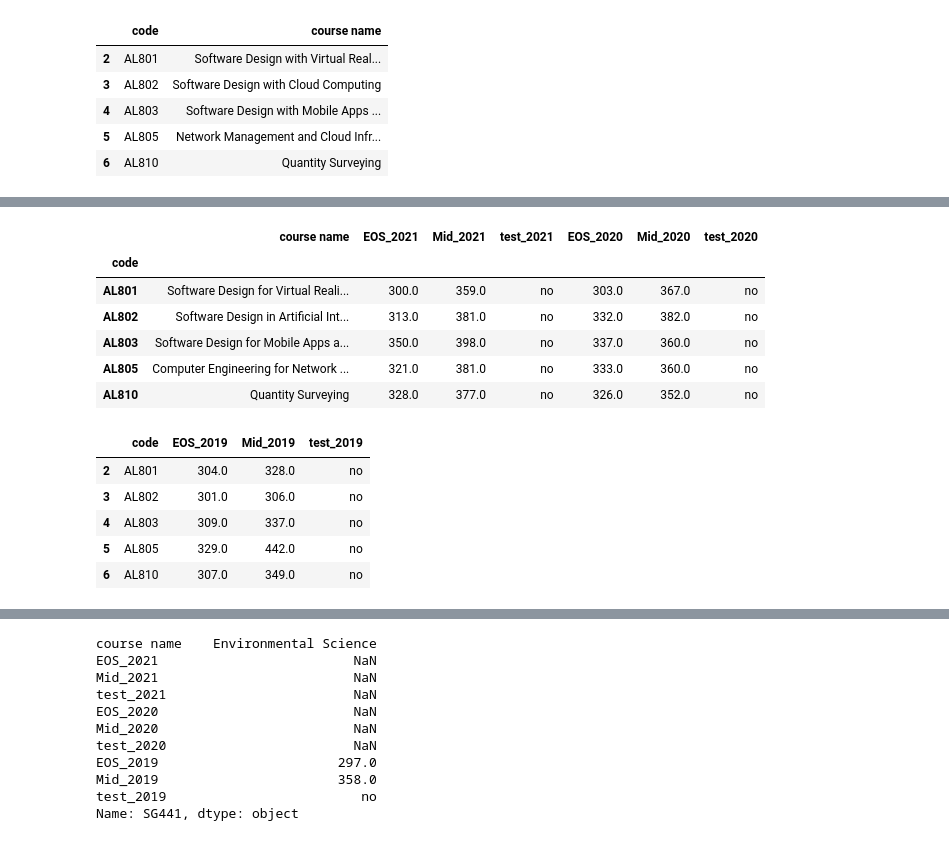
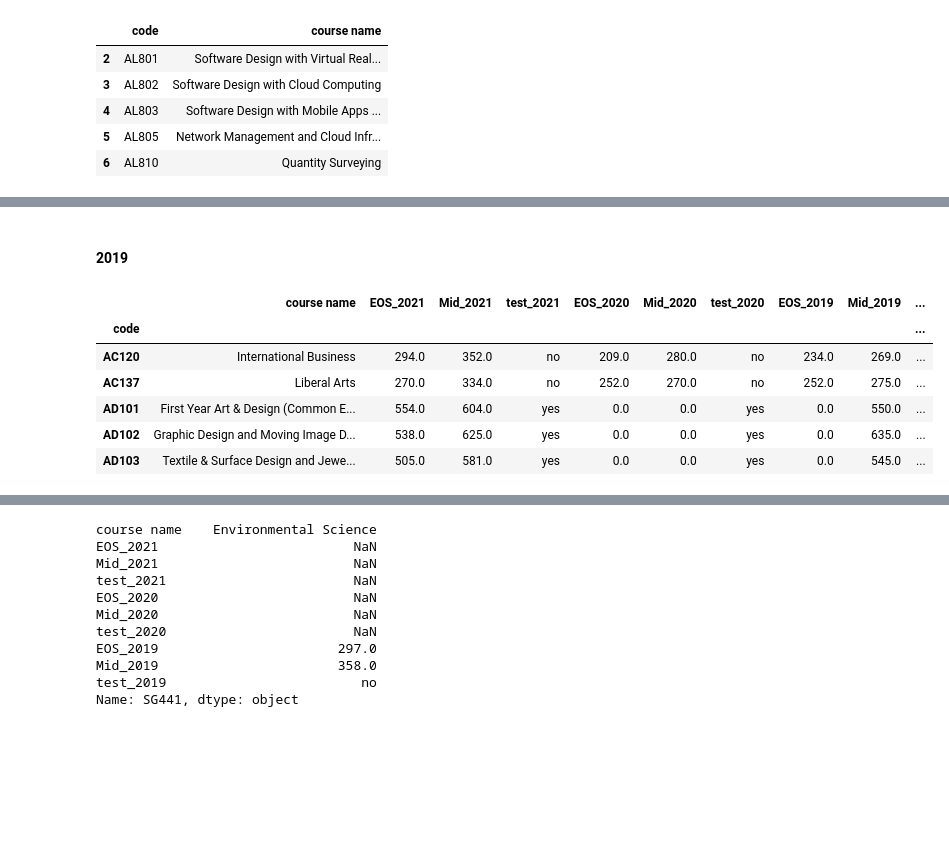
Before and after one commit to caioforteribeiro/fundamentals_data_analysis, a Jupyter notebook: cao.ipynb, the cells around one changed output, grey strips where cells are left out. Saved outputs shown, nothing was run; the diff lists cells and outputs as text; code cells hidden in the pictures; blank space fills up the shorter version.

Commit message:
Added image and markdown cells to cao notebook

```diff
--- a/cao.ipynb
+++ b/cao.ipynb
@@ -587,0 +581,4 @@ allcourses.sort_values('code')
+# %%
+#Concat courses and sort by code
+allcourses = pd.concat([courses2021, courses2020, courses2019], ignore_index=True).sort_values('code')
+allcourses
@@ -695,24 +701,21 @@ df2020_points.head()
-# %%
-# Join 2020 points to allcourses
-allcourses = allcourses.join(df2020_points)
-allcourses.head()
-# %% [output]
-|  | course name | EOS_2021 | Mid_2021 | test_2021 | EOS_2020 | Mid_2020 | test_2020 |
-| code |  |  |  |  |  |  |  |
-| AL801 | Software Design for Virtual Reali... | 300.0 | 359.0 | no | 303.0 | 367.0 | no |
-| AL802 | Software Design in Artificial Int... | 313.0 | 381.0 | no | 332.0 | 382.0 | no |
-| AL803 | Software Design for Mobile Apps a... | 350.0 | 398.0 | no | 337.0 | 360.0 | no |
-| AL805 | Computer Engineering for Network ... | 321.0 | 381.0 | no | 333.0 | 360.0 | no |
-| AL810 | Quantity Surveying | 328.0 | 377.0 | no | 326.0 | 352.0 | no |
+# %% [markdown]
+#### 2019
 # %%
 #2019 points
 df2019_points = df2019[['code','EOS','Mid','test']]
 df2019_points.columns = ['code','EOS_2019','Mid_2019','test_2019']
-df2019_points.head()
+
+# Set index to code for 2019
+df2019_points.set_index('code', inplace=True)
+
+# Join 2019 points to allcourses
+allcourses = allcourses.join(df2019_points)
+allcourses.head()
 # %% [output]
-|  | code | EOS_2019 | Mid_2019 | test_2019 |
-| 2 | AL801 | 304.0 | 328.0 | no |
-| 3 | AL802 | 301.0 | 306.0 | no |
-| 4 | AL803 | 309.0 | 337.0 | no |
-| 5 | AL805 | 329.0 | 442.0 | no |
-| 6 | AL810 | 307.0 | 349.0 | no |
+|  | course name | EOS_2021 | Mid_2021 | test_2021 | EOS_2020 | Mid_2020 | test_2020 | EOS_2019 | Mid_2019 | ... |
+| code |  |  |  |  |  |  |  |  |  | ... |
+| AC120 | International Business | 294.0 | 352.0 | no | 209.0 | 280.0 | no | 234.0 | 269.0 | ... |
+| AC137 | Liberal Arts | 270.0 | 334.0 | no | 252.0 | 270.0 | no | 252.0 | 275.0 | ... |
+| AD101 | First Year Art & Design (Common E... | 554.0 | 604.0 | yes | 0.0 | 0.0 | yes | 0.0 | 550.0 | ... |
+| AD102 | Graphic Design and Moving Image D... | 538.0 | 625.0 | yes | 0.0 | 0.0 | yes | 0.0 | 635.0 | ... |
+| AD103 | Textile & Surface Design and Jewe... | 505.0 | 581.0 | yes | 0.0 | 0.0 | yes | 0.0 | 545.0 | ... |
```
Also changed, not shown: parts of 141 cells of this notebook, 1 other file.
